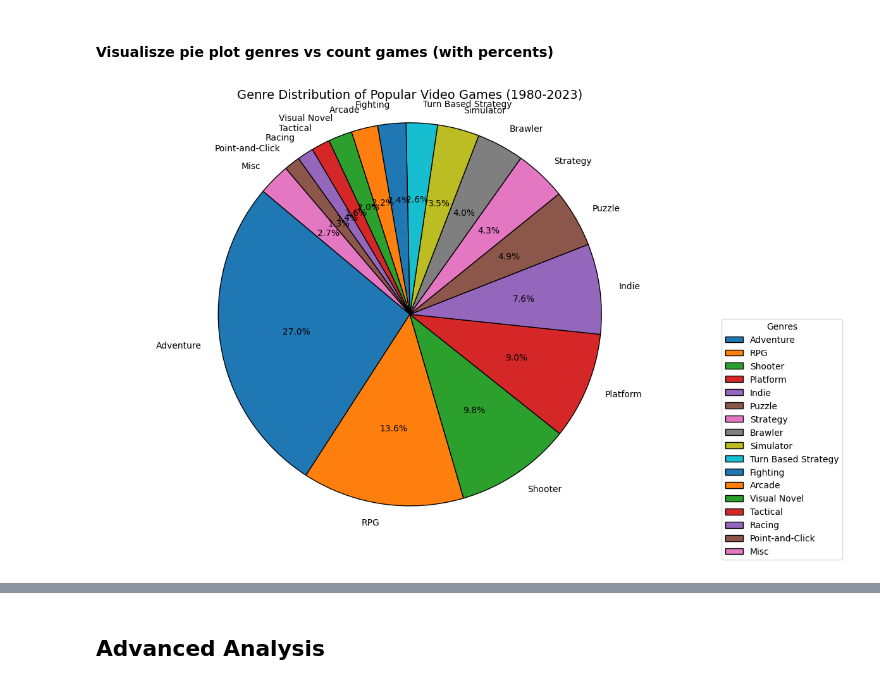
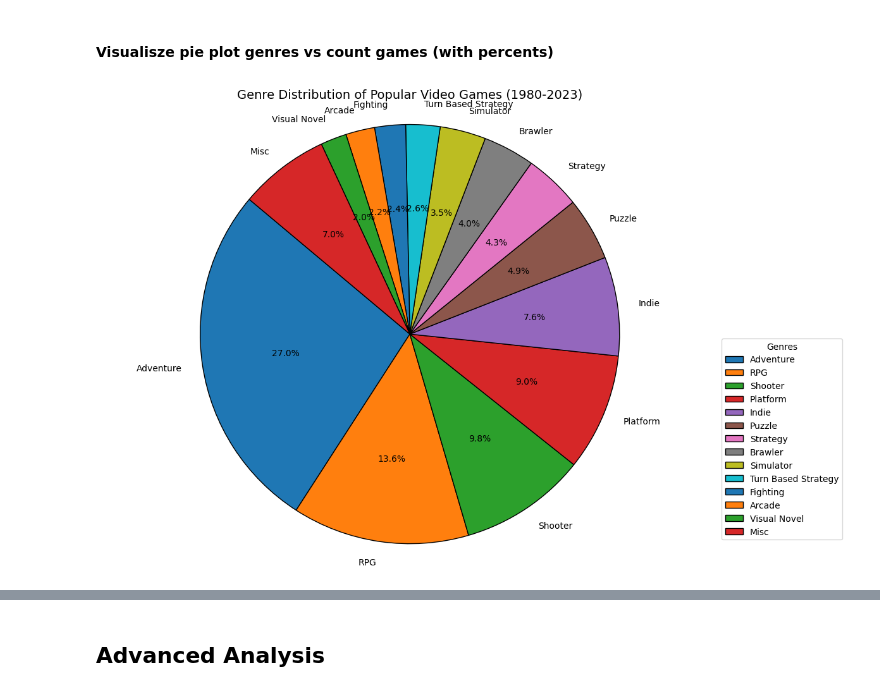
Before and after one commit to IrronRoman19/final-project-data, a Jupyter notebook: eda-project-tovtech-video-game-reviews.ipynb, the cells around one changed output, grey strips where cells are left out. Saved outputs shown, nothing was run; the diff lists cells and outputs as text; code cells hidden in the pictures.

```diff
--- a/eda-project-tovtech-video-game-reviews.ipynb
+++ b/eda-project-tovtech-video-game-reviews.ipynb
@@ -1727,29 +1551,29 @@ genre_distribution
 #### Visualisze pie plot genres vs count games (with percents)
 # %%
 # Group smaller genres into 'Misc' if they are below a certain percentage threshold
-threshold = 1  # Minimum percentage to have its own slice
+threshold = 2  # Minimum percentage to have its own slice
 genre_counts_filtered = genre_counts[genre_percentages >= threshold]
 other_count = genre_counts[genre_percentages < threshold].sum()
 genre_counts_filtered["Misc"] = other_count
 
 # Update percentages for filtered genres
 genre_percentages_filtered = (genre_counts_filtered / genre_counts_filtered.sum()) * 100
 
 # Plot pie chart
 plt.figure(figsize=(12, 8))
 plt.pie(
     genre_percentages_filtered,
     labels=genre_counts_filtered.index,
     autopct='%1.1f%%',
     startangle=140,
     textprops={'fontsize': 10},
     explode=[0.1 if perc < threshold else 0 for perc in genre_percentages_filtered],
     wedgeprops={'edgecolor': 'black'}  # Add borders for clarity
 )
 plt.title('Genre Distribution of Popular Video Games (1980-2023)', fontsize=14)
 plt.axis('equal')  # Ensures the pie chart is a perfect circle
 plt.legend(loc='best', bbox_to_anchor=(1, 0.5), title="Genres", fontsize=10)
 plt.tight_layout()  # Adjust layout to fit everything neatly
 plt.show()
 # %% [output]
-[figure, old version]
+[figure, new version]
```
Also changed, not shown: parts of 49 cells of this notebook.
